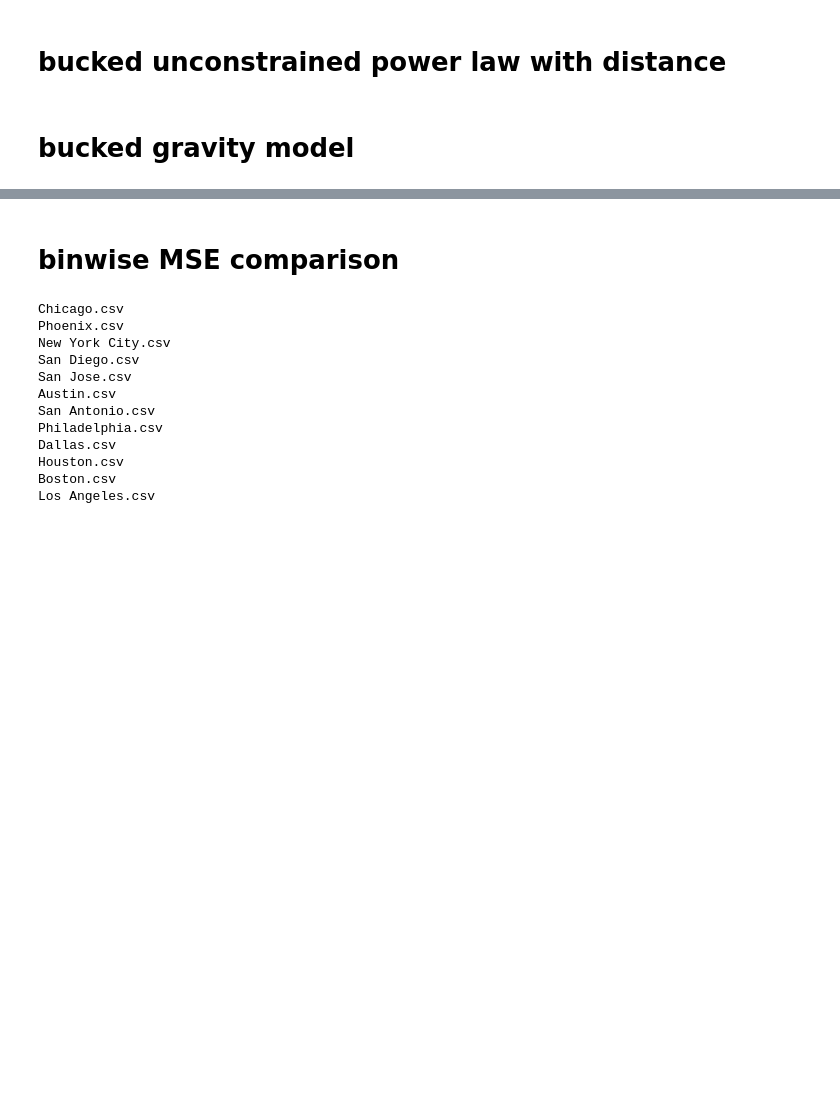
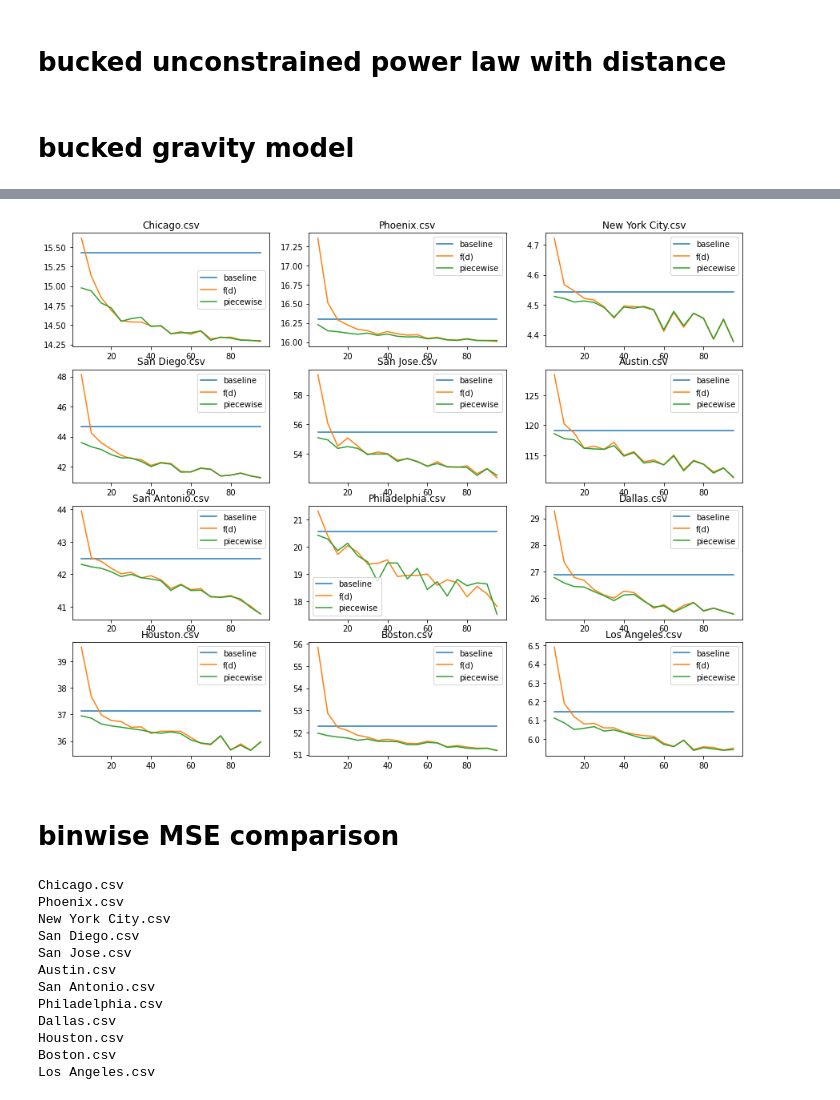
Before and after one commit to yuribogomolov/sttn, a Jupyter notebook: notebooks/generic_gravity_model.ipynb, the cells around one changed output, grey strips where cells are left out. Saved outputs shown, nothing was run; the diff lists cells and outputs as text; code cells hidden in the pictures; blank space fills up the shorter version.

```diff
--- a/notebooks/generic_gravity_model.ipynb
+++ b/notebooks/generic_gravity_model.ipynb
@@ -553,3 +640,21 @@ plt.legend()
+# %%
+fig,ax = plt.subplots(4,3,figsize=(15,12))
+i= 0
+for city in cities:
+    if '.csv' in city:
+        df = mseDict[city]
+        mseBaselineList,msefdList,msePieceList = df[0],df[1],df[2]
+        ax[i//3,i%3].plot(np.arange(5,100,5),mseBaselineList,label='baseline')
+        ax[i//3,i%3].plot(np.arange(5,100,5),msefdList,label='f(d)')
+        ax[i//3,i%3].plot(np.arange(5,100,5),msePieceList,label='piecewise')
+        ax[i//3,i%3].legend()
+        ax[i//3,i%3].set_title(city)
+        i += 1
+
+# pd.DataFrame({'bins':np.arange(5,100,5):
+#     mseDict['Chicago.csv'][0]})
+# %% [output]
+[figure, added]
 # %% [markdown]
 # binwise MSE comparison
 # %%
```
Also changed, not shown: parts of 29 cells of this notebook.
